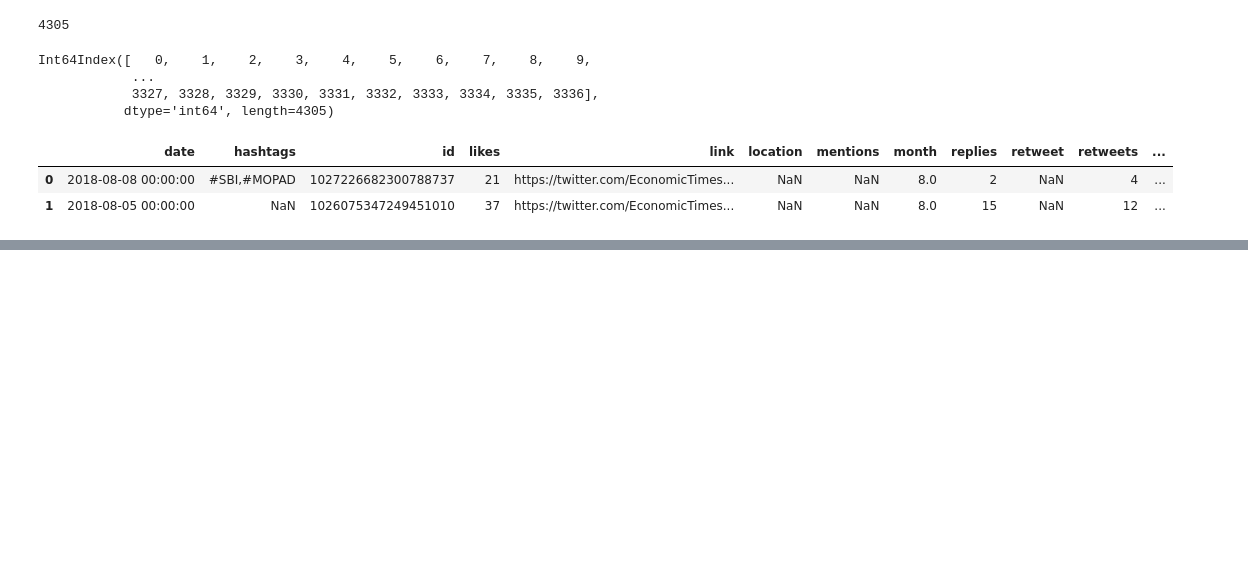
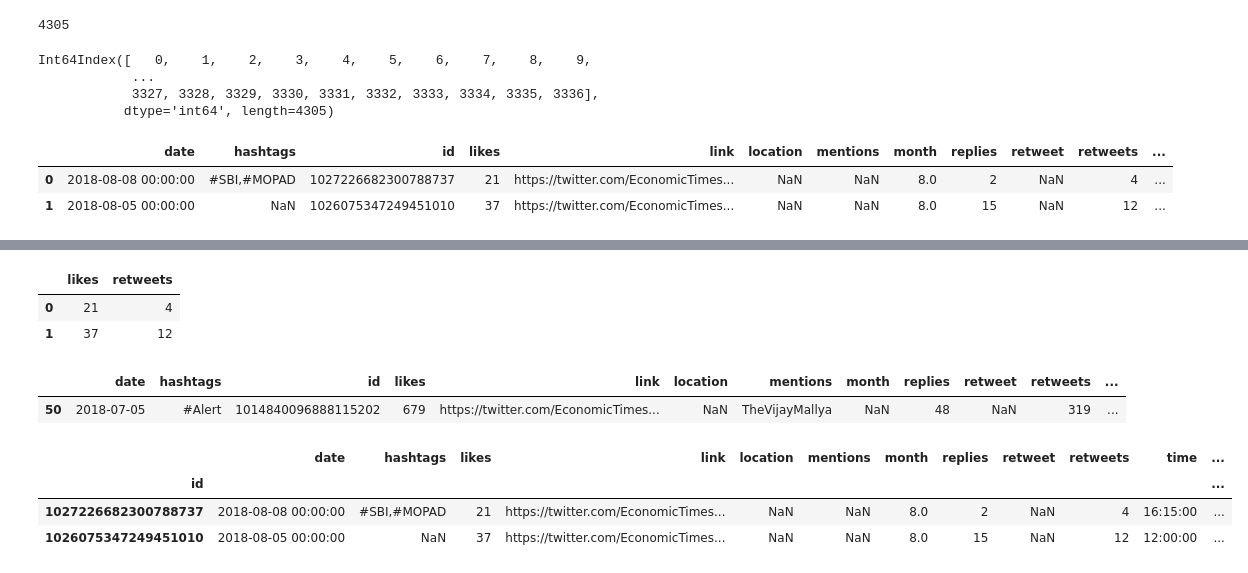
Before and after one commit to gauravsingh1012/Data-Analysis-and-Data-Visualisation, a Jupyter notebook: A_Primer_on_data_analysis_using_Pandas_on_historical_twitter_data.ipynb, the cells around one changed output, grey strips where cells are left out. Saved outputs shown, nothing was run; the diff lists cells and outputs as text; code cells hidden in the pictures; blank space fills up the shorter version.

```diff
--- a/A_Primer_on_data_analysis_using_Pandas_on_historical_twitter_data.ipynb
+++ b/A_Primer_on_data_analysis_using_Pandas_on_historical_twitter_data.ipynb
@@ -366,5 +366,3 @@ df_combine[:2]
 |  | date | hashtags | id | likes | link | location | mentions | month | replies | retweet | retweets | ... |
 | 0 | 2018-08-08 00:00:00 | #SBI,#MOPAD | 1027226682300788737 | 21 | https://twitter.com/EconomicTimes... | NaN | NaN | 8.0 | 2 | NaN | 4 | ... |
 | 1 | 2018-08-05 00:00:00 | NaN | 1026075347249451010 | 37 | https://twitter.com/EconomicTimes... | NaN | NaN | 8.0 | 15 | NaN | 12 | ... |
-# %%
-df_combine.set_index(pd.DatetimeIndex(df_combine['id']), inplace=True)
@@ -416,3 +394,23 @@ plotly.offline.iplot({'data':traces,'layout':layout})
 # %% [output]
 [interactive output not drawn]
 [interactive output not drawn]
+# %%
+df_combine[['likes', 'retweets']].head(2)
+# %% [output]
+|  | likes | retweets |
+| 0 | 21 | 4 |
+| 1 | 37 | 12 |
+# %%
+df_combine[df_combine.likes>678]
+# %% [output]
+|  | date | hashtags | id | likes | link | location | mentions | month | replies | retweet | retweets | ... |
+| 50 | 2018-07-05 | #Alert | 1014840096888115202 | 679 | https://twitter.com/EconomicTimes... | NaN | TheVijayMallya | NaN | 48 | NaN | 319 | ... |
+# %%
+df_combine.set_index('id', inplace = True)
+# %%
+df_combine.head(2)
+# %% [output]
+|  | date | hashtags | likes | link | location | mentions | month | replies | retweet | retweets | time | ... |
+| id |  |  |  |  |  |  |  |  |  |  |  | ... |
+| 1027226682300788737 | 2018-08-08 00:00:00 | #SBI,#MOPAD | 21 | https://twitter.com/EconomicTimes... | NaN | NaN | 8.0 | 2 | NaN | 4 | 16:15:00 | ... |
+| 1026075347249451010 | 2018-08-05 00:00:00 | NaN | 37 | https://twitter.com/EconomicTimes... | NaN | NaN | 8.0 | 15 | NaN | 12 | 12:00:00 | ... |
```
Also changed, not shown: parts of 13 cells of this notebook.
